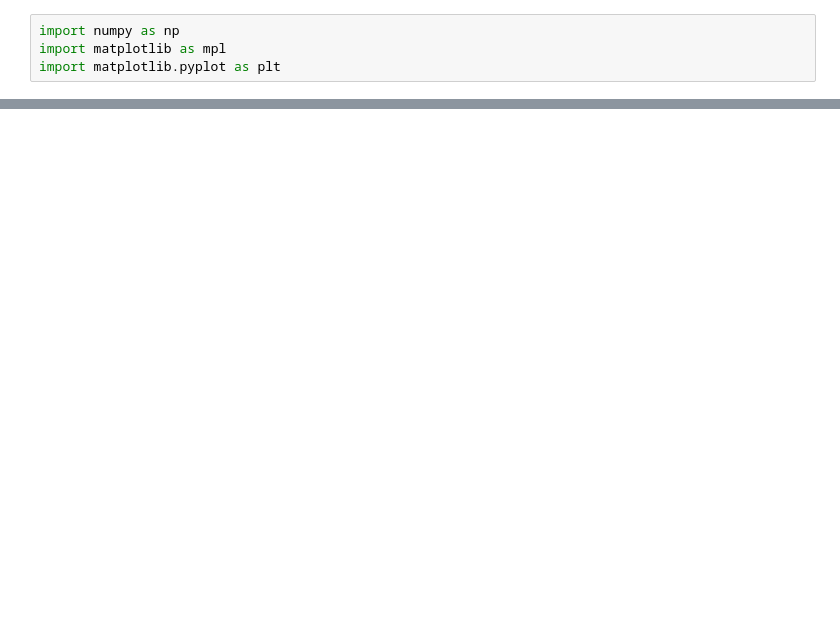
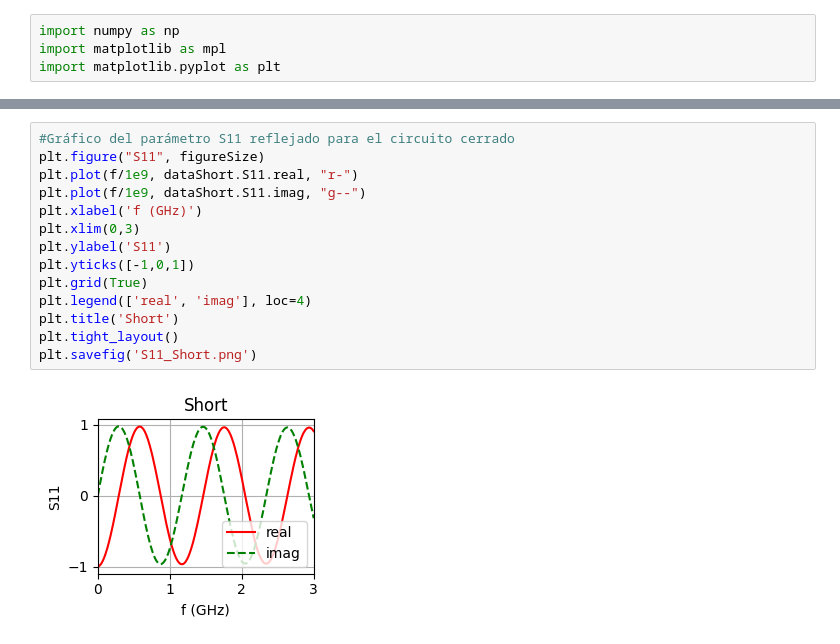
Before and after one commit to Vrekrer/DataRepo, a Jupyter notebook: UCSP_Electro_2025/Lab06_07_Electro.ipynb, the cells around one changed output, grey strips where cells are left out. Cells and saved outputs as stored; diff of their text form; blank space fills up the shorter version.

```diff
--- a/UCSP_Electro_2025/Lab06_07_Electro.ipynb
+++ b/UCSP_Electro_2025/Lab06_07_Electro.ipynb
@@ -79,0 +105,16 @@ Text(0.5, 1.0, 'Open')
+# %%
+#Gráfico del parámetro S11 reflejado para el circuito cerrado
+plt.figure("S11", figureSize)
+plt.plot(f/1e9, dataShort.S11.real, "r-")
+plt.plot(f/1e9, dataShort.S11.imag, "g--")
+plt.xlabel('f (GHz)')
+plt.xlim(0,3)
+plt.ylabel('S11')
+plt.yticks([-1,0,1])
+plt.grid(True)
+plt.legend(['real', 'imag'], loc=4)
+plt.title('Short')
+plt.tight_layout()
+plt.savefig('S11_Short.png')
+# %% [output]
+[figure, added]
```
Also changed, not shown: parts of 23 cells of this notebook, 11 other files.
